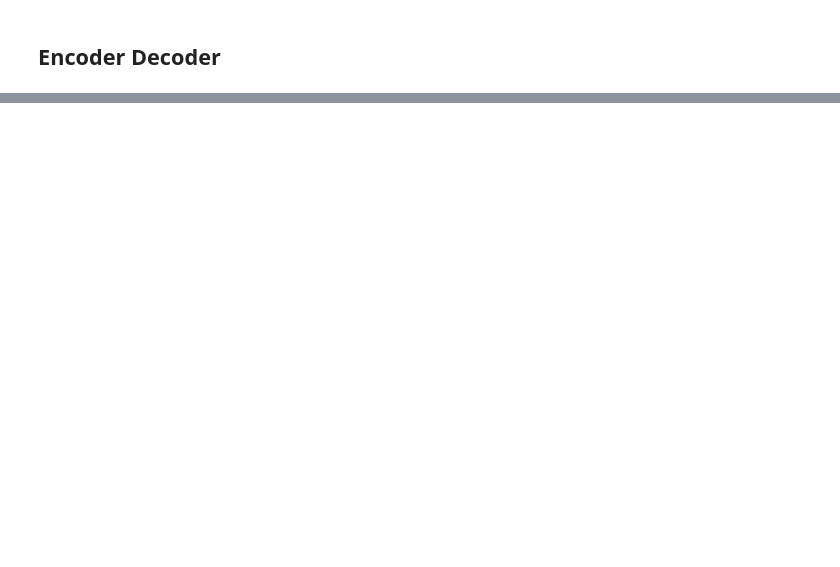
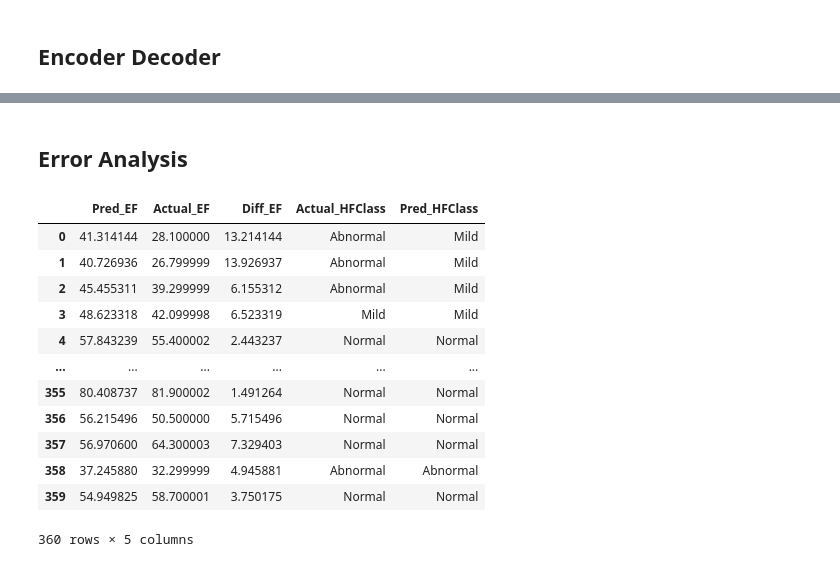
Before and after one commit to OmdenaAI/topeka-chapter-ejection-fraction, a Jupyter notebook: src/tasks/task-2-data-processing/dpai_tasks/Encoder-LVEF.ipynb, the cells around one changed output, grey strips where cells are left out. Saved outputs shown, nothing was run; the diff lists cells and outputs as text; code cells hidden in the pictures; blank space fills up the shorter version.

Commit message:
Full Model and analysis

```diff
--- a/src/tasks/task-2-data-processing/dpai_tasks/Encoder-LVEF.ipynb
+++ b/src/tasks/task-2-data-processing/dpai_tasks/Encoder-LVEF.ipynb
@@ -416,0 +452,9 @@ Epoch:    1 |Phase:      val | Loss:             0.0564 | Loss-Real:     0.1488
+# %%
+def prepare_ae_model(checkpoint_path):
+    model = TubeEncoderDecoder()
+    checkpoint = torch.load(checkpoint_path)
+
+    model.load_state_dict(checkpoint["model_state_dict"])
+    model.eval()
+    model = model.to(device)
+    return model
@@ -416,0 +578,10 @@ Epoch:    1 |Phase:      val | Loss:             0.0564 | Loss-Real:     0.1488
+# %%
+model_ae = prepare_ae_model('output/CAMUS_epoch48.pt')
+# %%
+model = models.resnet34()
+num_features = model.fc.in_features
+model.fc = nn.Linear(num_features, 1)
+checkpoint = torch.load('regressionoutput/CAMUS_epoch49.pt')
+model.load_state_dict(checkpoint["model_state_dict"])
+model.eval()
+model = model.to(device)
@@ -416,0 +634,21 @@ Epoch:    1 |Phase:      val | Loss:             0.0564 | Loss-Real:     0.1488
+# %%
+train_output_df = getfinaldf('train')
+# %% [markdown]
+## Error Analysis
+# %%
+
+train_output_df
+# %% [output]
+|  | Pred_EF | Actual_EF | Diff_EF | Actual_HFClass | Pred_HFClass |
+| 0 | 41.314144 | 28.100000 | 13.214144 | Abnormal | Mild |
+| 1 | 40.726936 | 26.799999 | 13.926937 | Abnormal | Mild |
+| 2 | 45.455311 | 39.299999 | 6.155312 | Abnormal | Mild |
+| 3 | 48.623318 | 42.099998 | 6.523319 | Mild | Mild |
+| 4 | 57.843239 | 55.400002 | 2.443237 | Normal | Normal |
+| ... | ... | ... | ... | ... | ... |
+| 355 | 80.408737 | 81.900002 | 1.491264 | Normal | Normal |
+| 356 | 56.215496 | 50.500000 | 5.715496 | Normal | Normal |
+| 357 | 56.970600 | 64.300003 | 7.329403 | Normal | Normal |
+| 358 | 37.245880 | 32.299999 | 4.945881 | Abnormal | Abnormal |
+| 359 | 54.949825 | 58.700001 | 3.750175 | Normal | Normal |
+360 rows × 5 columns
```
Also changed, not shown: parts of 17 cells of this notebook.
